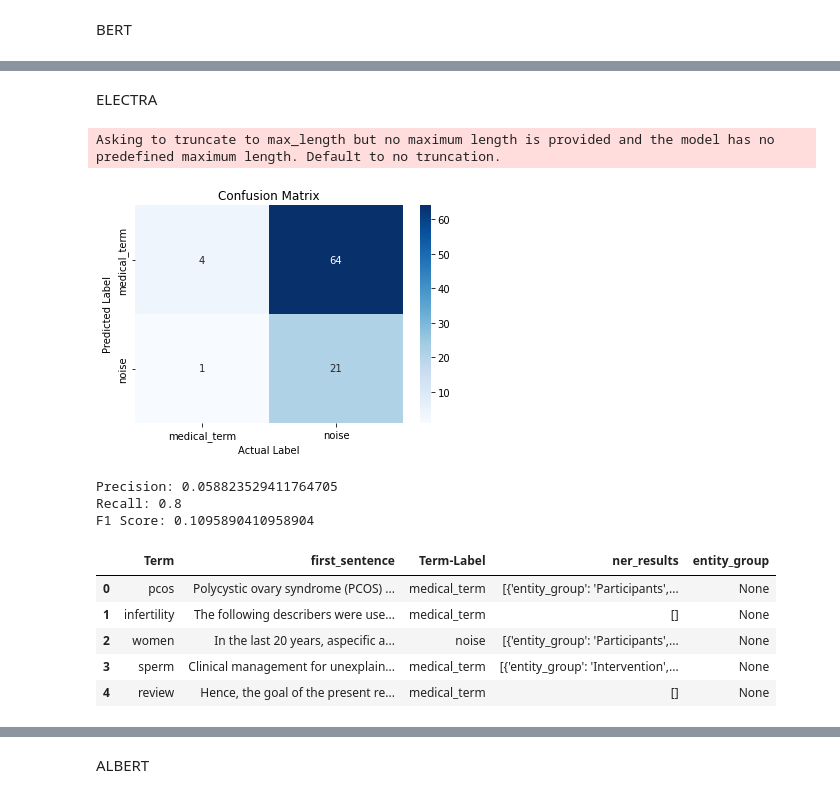
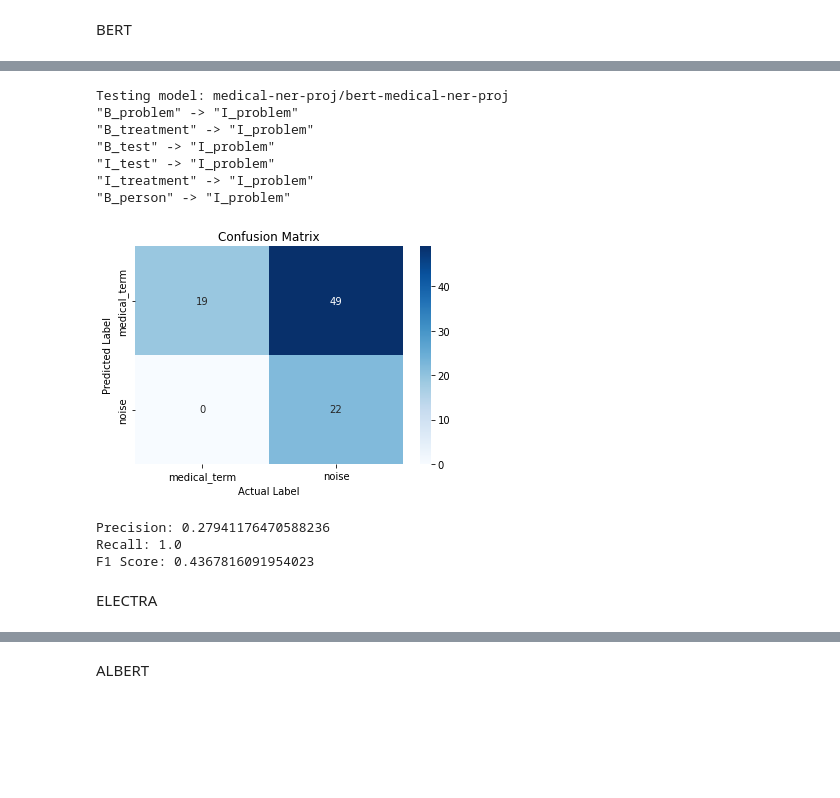
Before and after one commit to JiananTao/GDP2023_llms, a Jupyter notebook: LLMs_with_NER-Jianan.ipynb, the cells around one changed output, grey strips where cells are left out. Saved outputs shown, nothing was run; the diff lists cells and outputs as text; code cells hidden in the pictures; blank space fills up the shorter version.

```diff
--- a/LLMs_with_NER-Jianan.ipynb
+++ b/LLMs_with_NER-Jianan.ipynb
@@ -219,22 +208,17 @@ F1 Score: 0.3956043956043956
+# %%
+test_single_model("medical-ner-proj/bert-medical-ner-proj",df)
+#df['entity_group'] = df['entity_group'].replace("B_person", None)
+# %% [output]
+Testing model: medical-ner-proj/bert-medical-ner-proj
+"B_problem" -> "I_problem"
+"B_treatment" -> "I_problem"
+"B_test" -> "I_problem"
+"I_test" -> "I_problem"
+"I_treatment" -> "I_problem"
+"B_person" -> "I_problem"
+[figure, added]
+Precision: 0.27941176470588236
+Recall: 1.0
+F1 Score: 0.4367816091954023
 # %% [markdown]
 ELECTRA
-# %%
-df = df.loc[:,'Term':'Term-Label']
-tokenModelAndPipe("kamalkraj/BioELECTRA-PICO")
-df['entity_group'] = df.apply(find_entity_group, axis=1)
-df['entity_group'] = df['entity_group'].replace("Intervention","Outcome")
-label = get_entity_name()
-get_score_print(label) if label != "More than one entity_group corresponding to medical_term, please mark it manually." else print(label)
-df.head(5)
-# %% [output]
-Asking to truncate to max_length but no maximum length is provided and the model has no predefined maximum length. Default to no truncation.
-[figure, removed]
-Precision: 0.058823529411764705
-Recall: 0.8
-F1 Score: 0.1095890410958904
-|  | Term | first_sentence | Term-Label | ner_results | entity_group |
-| 0 | pcos | Polycystic ovary syndrome (PCOS) ... | medical_term | [{'entity_group': 'Participants',... | None |
-| 1 | infertility | The following describers were use... | medical_term | [] | None |
-| 2 | women | In the last 20 years, aspecific a... | noise | [{'entity_group': 'Participants',... | None |
-| 3 | sperm | Clinical management for unexplain... | medical_term | [{'entity_group': 'Intervention',... | None |
-| 4 | review | Hence, the goal of the present re... | medical_term | [] | None |
```
Also changed, not shown: parts of 20 cells of this notebook.
